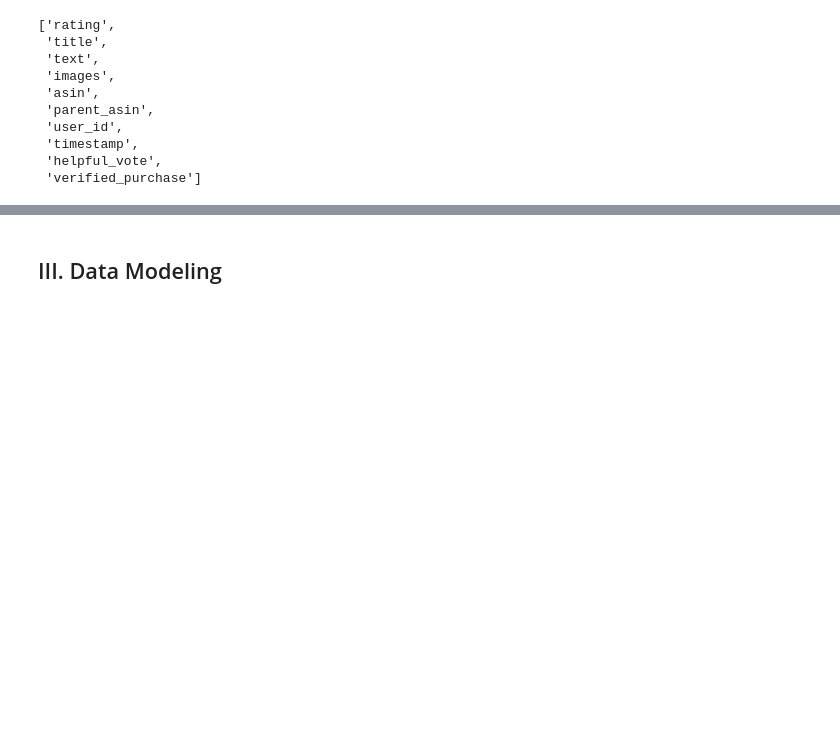
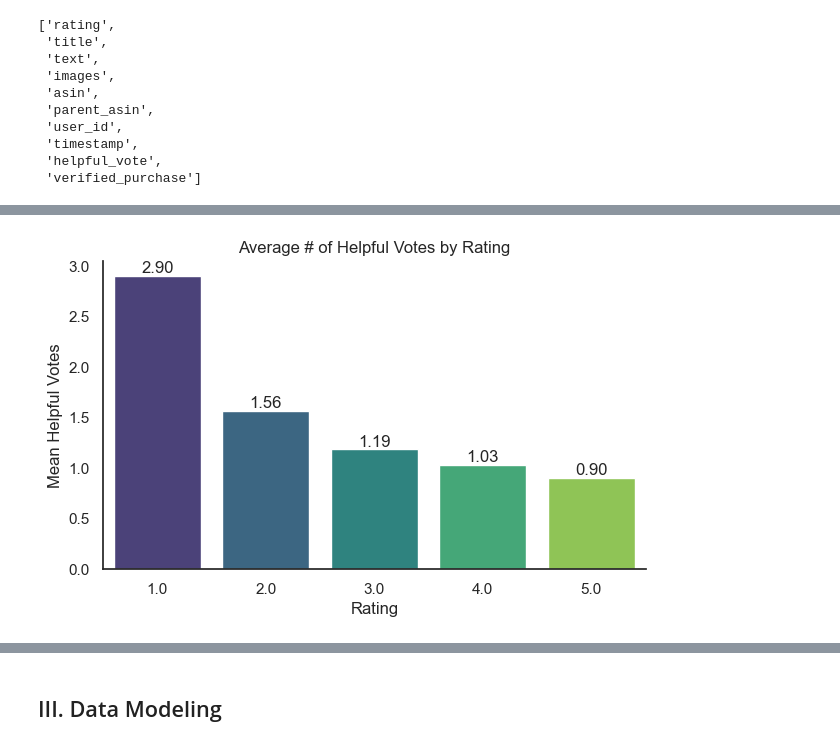
Before and after one commit to jordipham/CSE158_assign2, a Jupyter notebook: main.ipynb, the cells around one changed output, grey strips where cells are left out. Cells and saved outputs as stored; diff of their text form; code cells hidden in the pictures; blank space fills up the shorter version.

```diff
--- a/main.ipynb
+++ b/main.ipynb
@@ -266 +279,27 @@ mtv_frame['helpful_vote'].describe()
+# %%
+rating_means = mtv_frame.groupby("rating")["helpful_vote"].mean().reset_index()
+
+plt.figure(figsize=(7,4))
+ax = sns.barplot(
+    data=rating_means,
+    x="rating",
+    y="helpful_vote",
+    palette="viridis"
+)
+
+plt.title("Average # of Helpful Votes by Rating")
+plt.xlabel("Rating")
+plt.ylabel("Mean Helpful Votes")
+
+# add means on top of bars
+for p in ax.patches:
+    value = p.get_height()
+    ax.annotate(f'{value:.2f}',
+                (p.get_x() + p.get_width() / 2, value),
+                ha='center', va='bottom')
+
+sns.despine()
+plt.show()
+# %% [output]
+[figure, added]
 # %%
```
Also changed, not shown: parts of 4 cells of this notebook.
